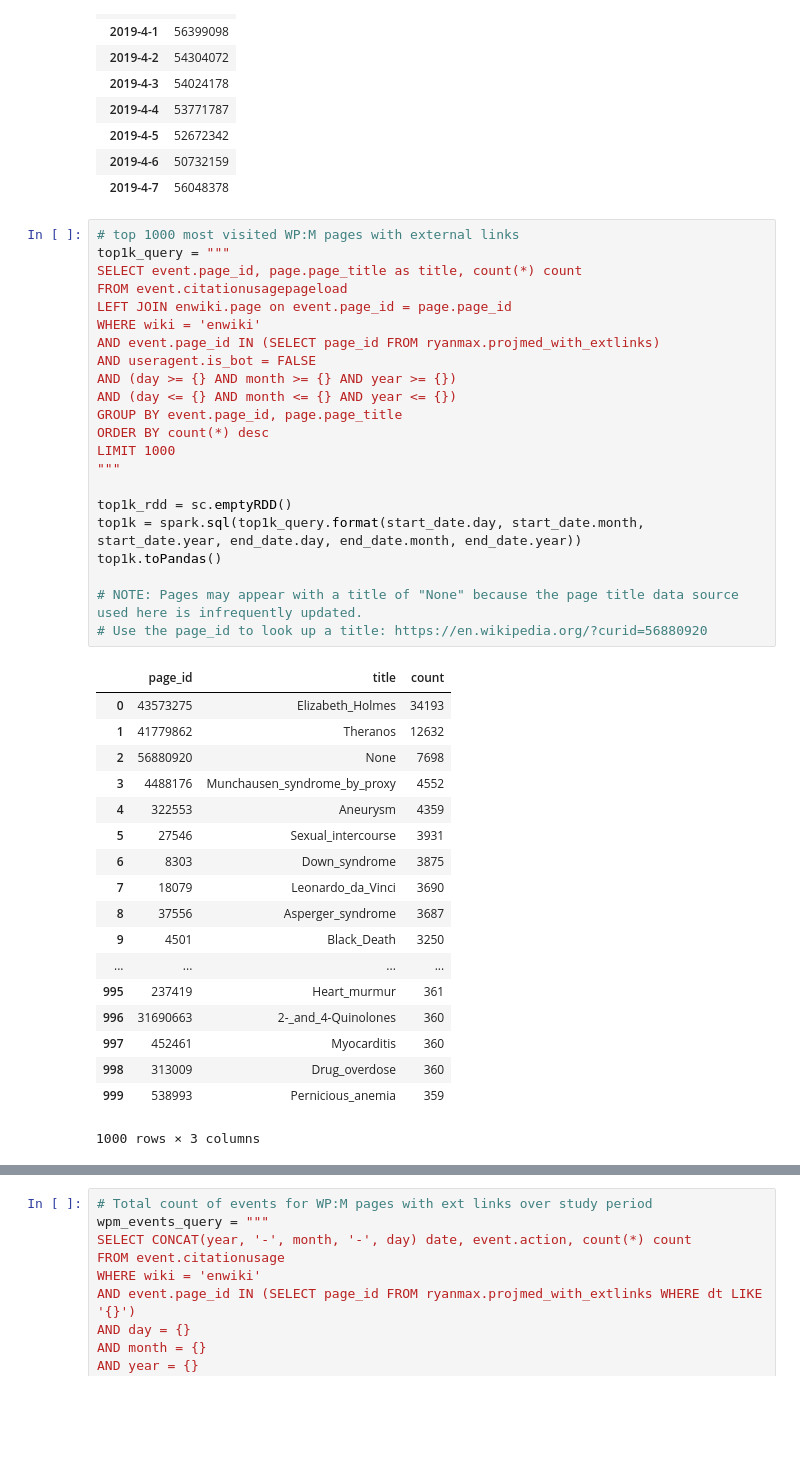
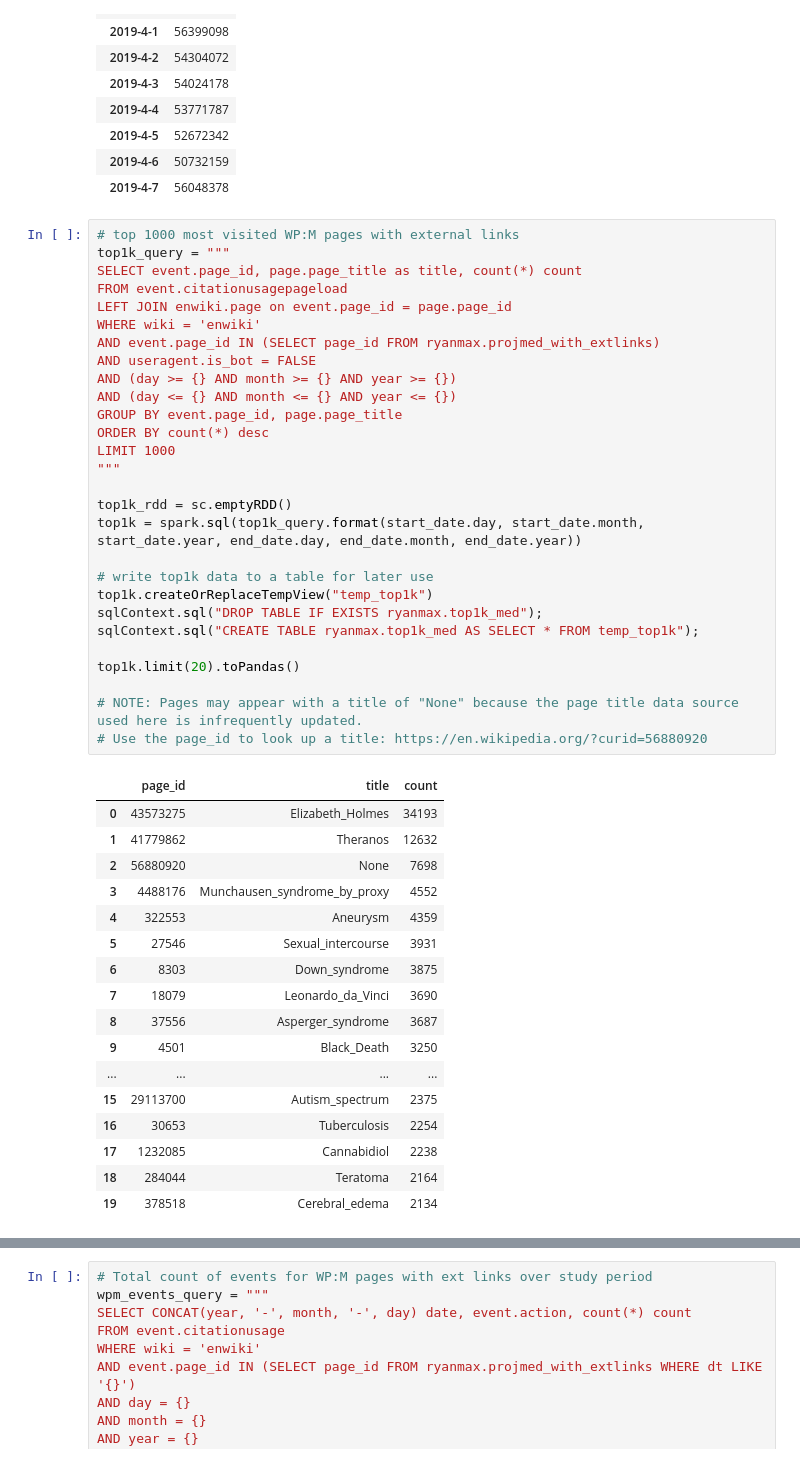
Before and after one commit to elifesciences-publications/wiki-citation-usage, a Jupyter notebook: pageload-event.ipynb, the cells around one changed output, grey strips where cells are left out. Cells and saved outputs as stored; diff of their text form; blank space fills up the shorter version.

```diff
--- a/pageload-event.ipynb
+++ b/pageload-event.ipynb
@@ -204,39 +205,44 @@ SELECT event.page_id, page.page_title as title, count(*) count
 FROM event.citationusagepageload
 LEFT JOIN enwiki.page on event.page_id = page.page_id
 WHERE wiki = 'enwiki'
 AND event.page_id IN (SELECT page_id FROM ryanmax.projmed_with_extlinks)
 AND useragent.is_bot = FALSE
 AND (day >= {} AND month >= {} AND year >= {})
 AND (day <= {} AND month <= {} AND year <= {})
 GROUP BY event.page_id, page.page_title
 ORDER BY count(*) desc
 LIMIT 1000
 """
 
 top1k_rdd = sc.emptyRDD()
 top1k = spark.sql(top1k_query.format(start_date.day, start_date.month, start_date.year, end_date.day, end_date.month, end_date.year))
-top1k.toPandas()
+
+# write top1k data to a table for later use
+top1k.createOrReplaceTempView("temp_top1k")
+sqlContext.sql("DROP TABLE IF EXISTS ryanmax.top1k_med");
+sqlContext.sql("CREATE TABLE ryanmax.top1k_med AS SELECT * FROM temp_top1k");
+
+top1k.limit(20).toPandas()
 
 # NOTE: Pages may appear with a title of "None" because the page title data source used here is infrequently updated.
 # Use the page_id to look up a title: https://en.wikipedia.org/?curid=56880920
 # %% [output]
 |  | page_id | title | count |
 | 0 | 43573275 | Elizabeth_Holmes | 34193 |
 | 1 | 41779862 | Theranos | 12632 |
 | 2 | 56880920 | None | 7698 |
 | 3 | 4488176 | Munchausen_syndrome_by_proxy | 4552 |
 | 4 | 322553 | Aneurysm | 4359 |
 | 5 | 27546 | Sexual_intercourse | 3931 |
 | 6 | 8303 | Down_syndrome | 3875 |
 | 7 | 18079 | Leonardo_da_Vinci | 3690 |
 | 8 | 37556 | Asperger_syndrome | 3687 |
 | 9 | 4501 | Black_Death | 3250 |
 | ... | ... | ... | ... |
-| 995 | 237419 | Heart_murmur | 361 |
-| 996 | 31690663 | 2-_and_4-Quinolones | 360 |
-| 997 | 452461 | Myocarditis | 360 |
-| 998 | 313009 | Drug_overdose | 360 |
-| 999 | 538993 | Pernicious_anemia | 359 |
+| 15 | 29113700 | Autism_spectrum | 2375 |
+| 16 | 30653 | Tuberculosis | 2254 |
+| 17 | 1232085 | Cannabidiol | 2238 |
+| 18 | 284044 | Teratoma | 2164 |
+| 19 | 378518 | Cerebral_edema | 2134 |
-1000 rows × 3 columns
 # %% [markdown]
 ## Event Data
```
Also changed, not shown: parts of 19 cells of this notebook.
